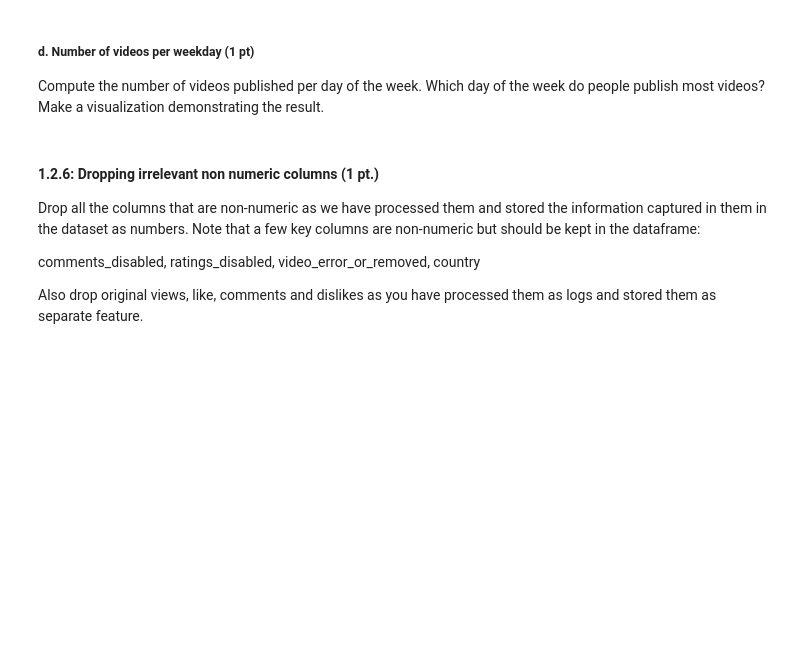
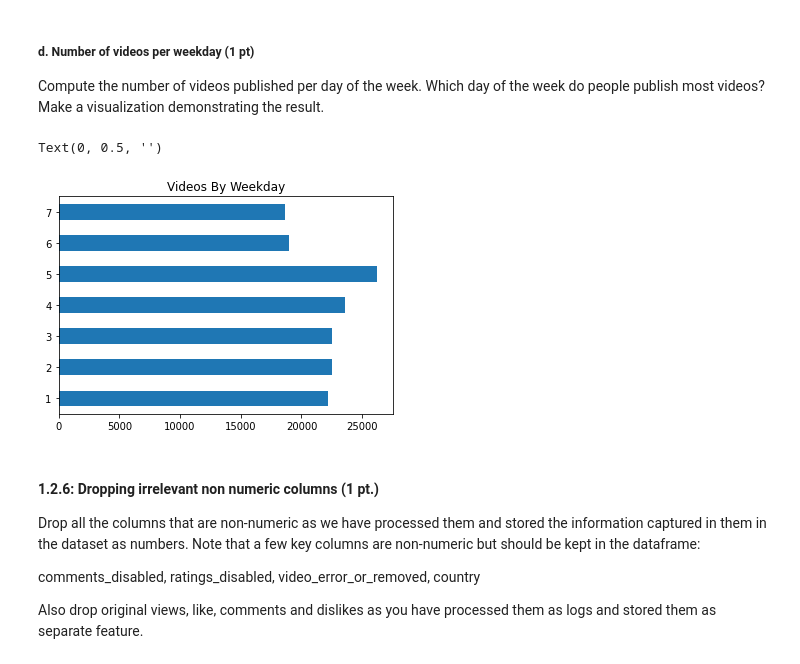
Before and after one commit to spatank/CIS-545, a Jupyter notebook: Homework_4_SPP.ipynb, the cells around one changed output. Drawn from its saved outputs; the diff is of its cells as text; code cells hidden in the pictures; blank space fills up the shorter version.

```diff
--- a/Homework_4_SPP.ipynb
+++ b/Homework_4_SPP.ipynb
@@ -421,7 +395,7 @@ combined_data.head(3)
 # %%
 time = combined_data['publish_time'].apply(lambda x: x.time())
 date = combined_data['publish_time'].apply(lambda x: x.date())
-weekday = date.apply(lambda x: x.weekday())
+weekday = date.apply(lambda x: x.weekday() + 1)
 # %%
 combined_data['publish_time'] = time
 combined_data['publish_date'] = date
@@ -448,3 +419,12 @@ Compute the number of videos published per day of the week. Which day of the wee
+# %%
+videos_by_weekday = combined_data.groupby('publish_weekday').size()
+ax = videos_by_weekday.plot(kind = 'barh')
+ax.set_title('Videos By Weekday')
+p = plt.gca()
+p.set_ylabel('')
+# %% [output]
+Text(0, 0.5, '')
+[figure, added]
 # %% [markdown]
 #### 1.2.6: Dropping irrelevant non numeric columns (1 pt.)
 
```
Also changed, not shown: parts of 11 cells of this notebook.
